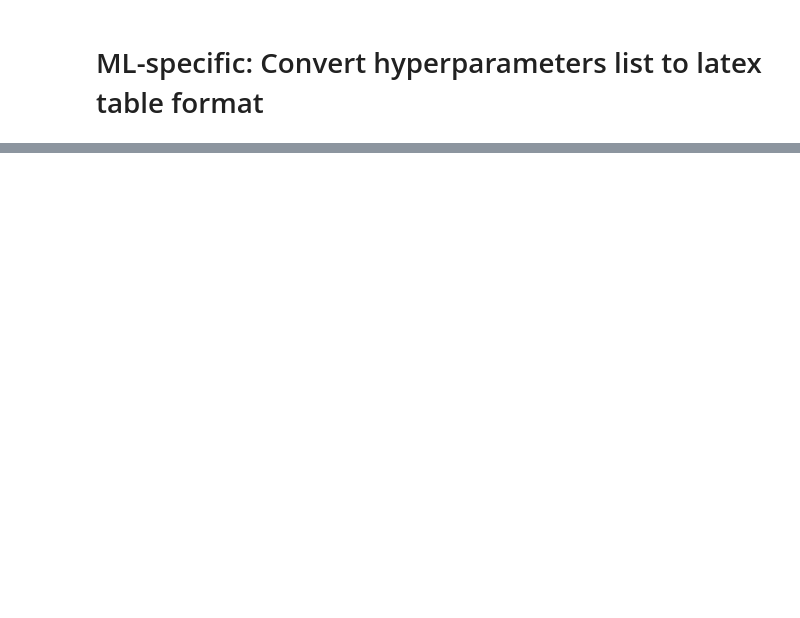
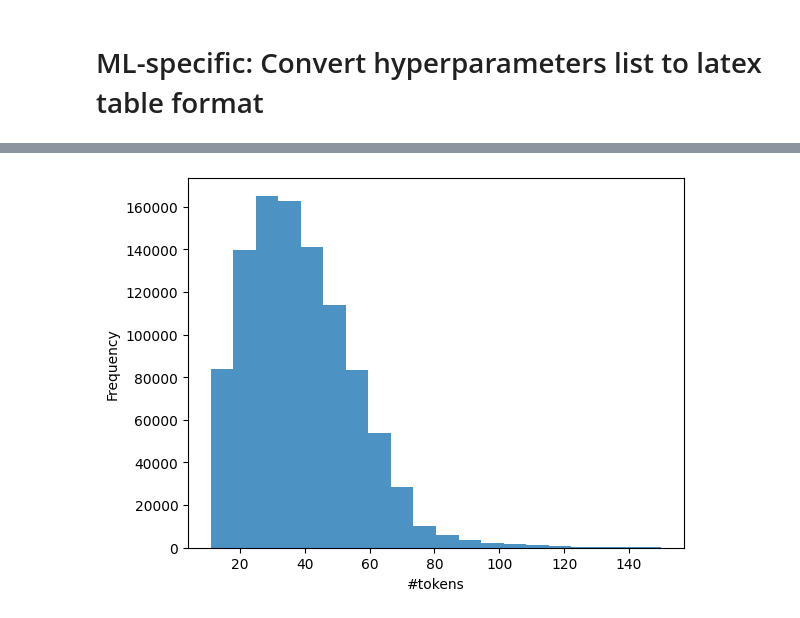
Before and after one commit to SmartSecLab/IoTvulCode, a Jupyter notebook: notebooks/statistics.ipynb, the cells around one changed output, grey strips where cells are left out. Cells and saved outputs as stored; diff of their text form; code cells hidden in the pictures; blank space fills up the shorter version.

```diff
--- a/notebooks/statistics.ipynb
+++ b/notebooks/statistics.ipynb
@@ -352,0 +414,10 @@ config = hyperpara2latex('../config/classifier.yaml')
+# %%
+dfs1 = dfs[dfs.context.str.len()<151]
+stat_char_len = [len(x) for x in dfs1.context if len(x)>10]
+ax = pd.Series(stat_char_len).plot.hist(bins=20, xlabel='#chars', ylabel='#statements',alpha=0.8)
+plt.xlabel('#tokens')
+plt.ylabel('Frequency')
+fighist = ax.get_figure()
+fighist.savefig('../figure/statement-charlen.pdf')
+# %% [output]
+[figure, added]
```
Also changed, not shown: parts of 26 cells of this notebook, 18 other files.
